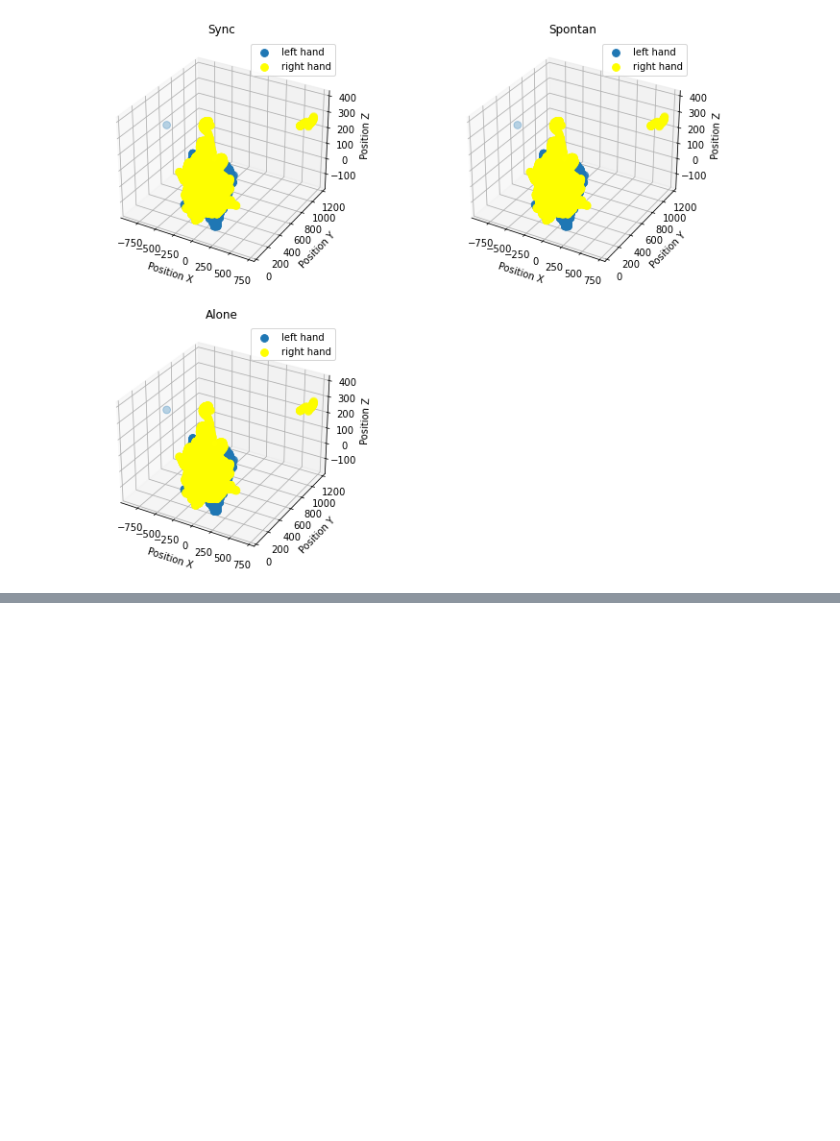
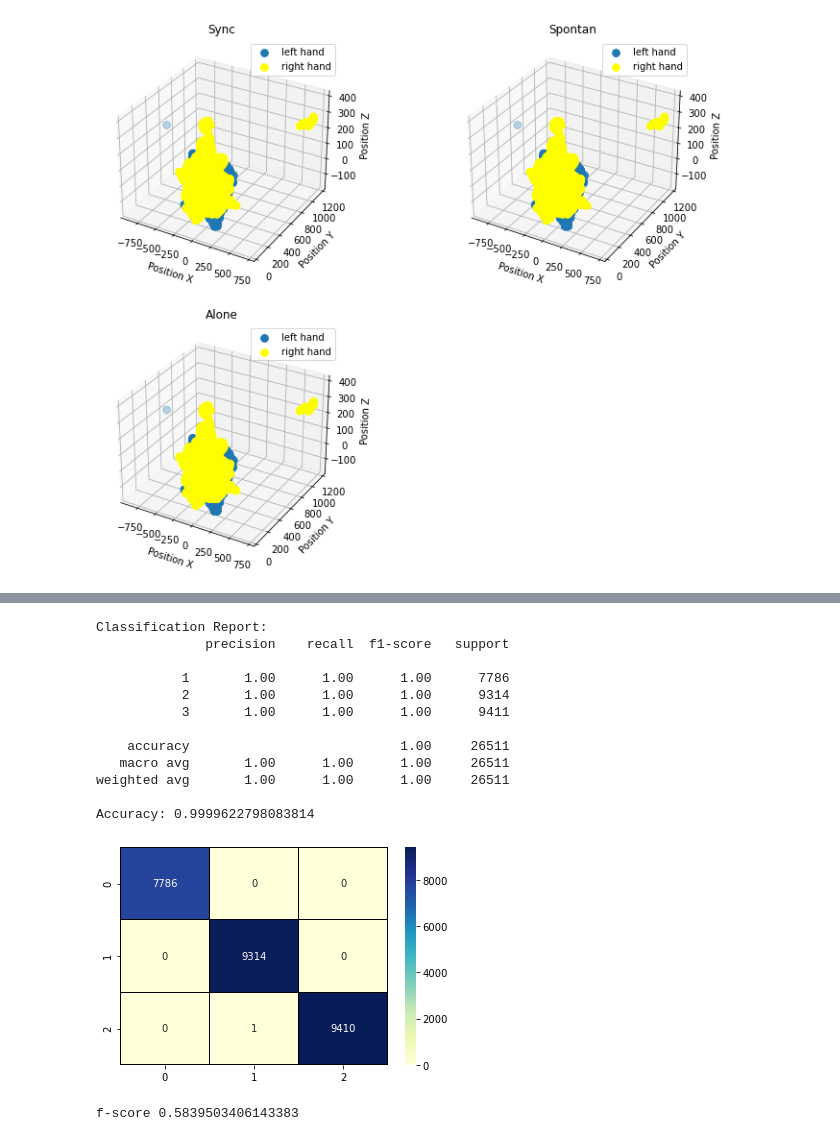
Before and after one commit to idobar1403/FinalProjectYear1, a Jupyter notebook: Hands_Classification.ipynb, the cells around one changed output, grey strips where cells are left out. Cells and saved outputs as stored; diff of their text form; code cells hidden in the pictures; blank space fills up the shorter version.

```diff
--- a/Hands_Classification.ipynb
+++ b/Hands_Classification.ipynb
@@ -186,0 +313,27 @@ for t in Type:
+# %%
+from sklearn.ensemble import RandomForestClassifier
+rf = RandomForestClassifier(random_state=10)
+rf.fit(X_train, y_train)
+rf_pred=rf.predict(X_val)
+# %%
+confMatrix = confusion_matrix(y_val, rf_pred)
+sns.heatmap(confMatrix, annot=True, fmt="d",linecolor='black',linewidths=.2,cmap="YlGnBu")
+result1 = classification_report(y_val, rf_pred,zero_division=1)
+print("Classification Report:",)
+print (result1)
+result2 = accuracy_score(y_val,rf_pred)
+print("Accuracy:",result2)
+# %% [output]
+Classification Report:
+              precision    recall  f1-score   support
+
+           1       1.00      1.00      1.00      7786
+           2       1.00      1.00      1.00      9314
+           3       1.00      1.00      1.00      9411
+
+    accuracy                           1.00     26511
+   macro avg       1.00      1.00      1.00     26511
+weighted avg       1.00      1.00      1.00     26511
+
+Accuracy: 0.9999622798083814
+[figure, added]
@@ -186,0 +346,5 @@ for t in Type:
+# %%
+f=f1_score(y_val, gnb_pred,average='weighted')
+print('f-score', f)
+# %% [output]
+f-score 0.5839503406143383
```
Also changed, not shown: parts of 30 cells of this notebook.
